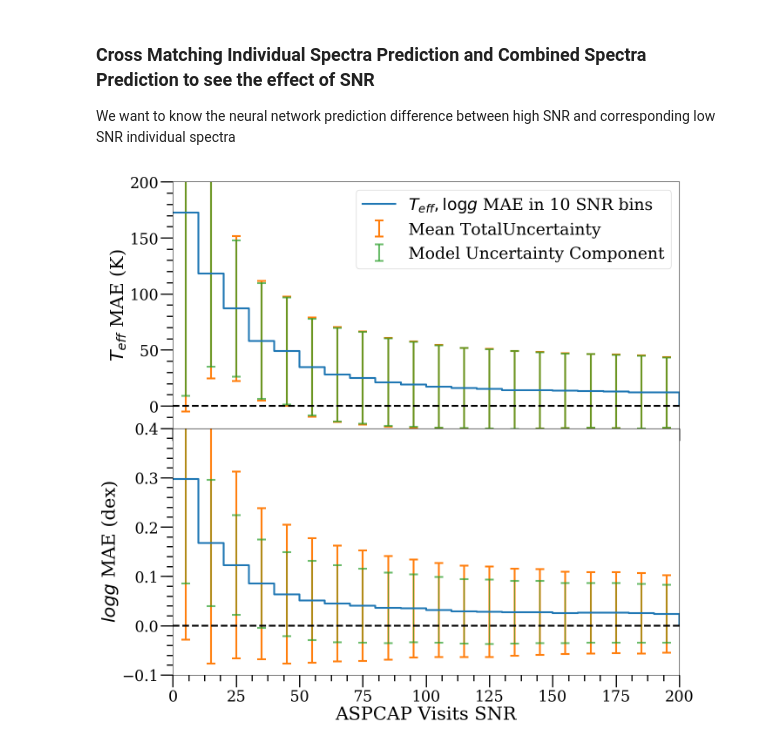
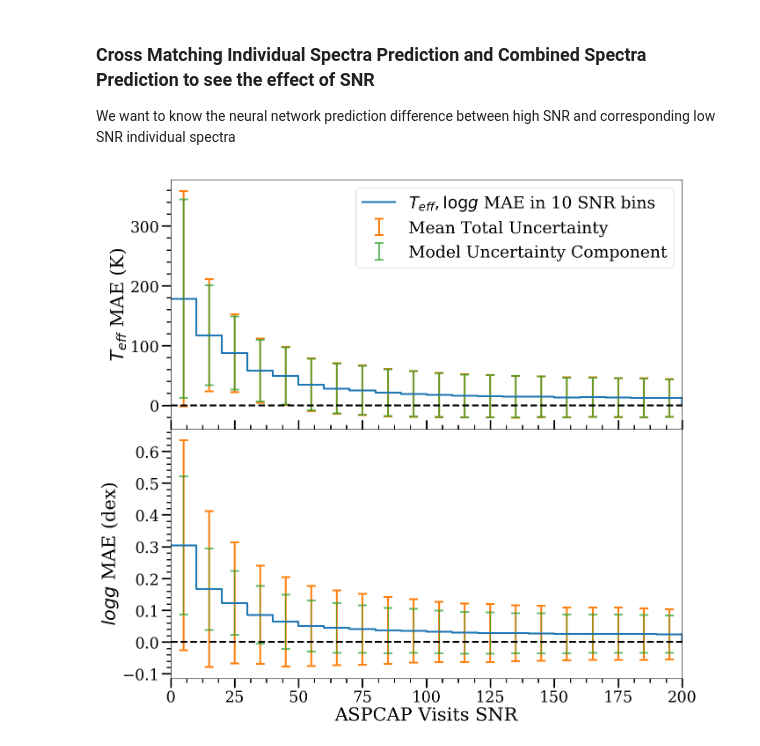
Before and after one commit to henrysky/astroNN_spectra_paper_figures, a Jupyter notebook: Inference.ipynb, the cells around one changed output. Cells and saved outputs as stored; diff of their text form; code cells hidden in the pictures.

Commit message:
README and figures update

```diff
--- a/Inference.ipynb
+++ b/Inference.ipynb
@@ -163,11 +230,14 @@ for i in range(5):
             ax[i,j].yaxis.set_major_locator(ymajorLocator)
         else:
             ax[i,j].yaxis.set_major_formatter(NullFormatter())
+            ax[i,j].yaxis.set_major_locator(ymajorLocator)
         if i == 4:
             ax[i,j].xaxis.set_major_locator(xmajorLocator)
+        else:
+            ax[i,j].xaxis.set_tick_params(direction='in', which='both')
         ax[i,j].minorticks_on()
-        ax[i,j].tick_params(labelsize=15, width=2, length=5, which='major')
-        ax[i,j].tick_params(width=2, length=2, which='minor')
+        ax[i,j].tick_params(labelsize=15, width=2.5, length=8, which='major')
+        ax[i,j].tick_params(width=2, length=4, which='minor')
         aspcap_idx += 1
 
 f.text(0.5,0.08,"ASPCAP "+"$[X/H]$",fontdict={'fontsize':25}, ha='center')
@@ -257,41 +327,42 @@ for i in range(number_bin):
 mean_abs_diff_logg.append(0.)
 mean_confidence_logg.append(0.)
 mean_modelconfidence_logg.append(0.)
 
 # setup plots
 f, ax = plt.subplots(2, figsize=(15,15), dpi=100)
 
 xSNRmajorLocator = MultipleLocator(0.7)
 
 ax[0].plot(spaces_SNR, mean_abs_diff_teff, ls='steps-post', linewidth=3., label='$T_{eff}, \log{g}$' + ' MAE in 10 SNR bins')
-ax[0].errorbar(spaces_SNR+5, mean_abs_diff_teff, yerr=mean_confidence_teff, linestyle='None', capsize=7, elinewidth=3., capthick=3., label='Mean TotalUncertainty')
+ax[0].errorbar(spaces_SNR+5, mean_abs_diff_teff, yerr=mean_confidence_teff, linestyle='None', capsize=7, elinewidth=3., capthick=3., label='Mean Total Uncertainty')
 ax[0].errorbar(spaces_SNR+5, mean_abs_diff_teff, yerr=mean_modelconfidence_teff, linestyle='None', capsize=7, elinewidth=3., capthick=3., alpha=0.7, label='Model Uncertainty Component')
 ax[0].set_ylabel('$T_{eff}$'+' MAE (K)', fontsize=30)
 ax[0].set_xlim((low_SNR, high_SNR))
-ax[0].set_ylim((-20, 200))
+# ax[0].set_ylim((-20, 200))
 ax[0].axhline(0, ls='--', c='k', lw=3.)
 ax[0].legend(loc='best', fontsize=27)
 ax[0].minorticks_on()
-ax[0].tick_params(labelsize=25, width=2, length=20, which='major')
-ax[0].tick_params(width=2, length=10, which='minor')
+ax[0].tick_params(labelsize=25, width=2.5, length=15, which='major')
+ax[0].tick_params(width=2, length=7, which='minor')
+ax[0].xaxis.set_tick_params(direction='in', which='both')
 ax[0].xaxis.set_major_formatter(NullFormatter())
 
 ax[1].plot(spaces_SNR, mean_abs_diff_logg, ls='steps-post', linewidth=3., label='$log{g}$' + '  MAE in 0.2 dex bins')
 ax[1].errorbar(spaces_SNR+5, mean_abs_diff_logg, yerr=mean_confidence_logg, linestyle='None', capsize=7, elinewidth=3., capthick=3., label='Mean Total Uncertainty')
 ax[1].errorbar(spaces_SNR+5, mean_abs_diff_logg, yerr=mean_modelconfidence_logg, linestyle='None', capsize=7, elinewidth=0., capthick=3., alpha=0.7, label='Model Uncertainty Component')
 ax[1].set_xlabel('ASPCAP Visits SNR', fontsize=30)
 ax[1].set_ylabel('$log{g}$'+' MAE (dex)', fontsize=30)
 ax[1].set_xlim((low_SNR, high_SNR))
-ax[1].set_ylim((-0.1, 0.4))
+# ax[1].set_ylim((-0.1, 0.4))
 ax[1].axhline(0, ls='--', c='k', lw=3.)
 ax[1].minorticks_on()
-ax[1].tick_params(labelsize=25, width=2, length=20, which='major')
-ax[1].tick_params(width=2, length=10, which='minor')
+ax[1].tick_params(labelsize=25, width=2.5, length=15, which='major')
+ax[1].tick_params(width=2, length=7, which='minor')
 f.subplots_adjust(wspace=0,hspace=0)
 # f.tight_layout()
 f.savefig('delta_SNR_teff_logg.png')
 # %% [output]
-[figure, old version]
+[figure, new version]
 # %%
 import pylab as plt
 from matplotlib.ticker import NullFormatter,MultipleLocator, FormatStrFormatter
```
Also changed, not shown: parts of 6 cells of this notebook, 2 other files.
